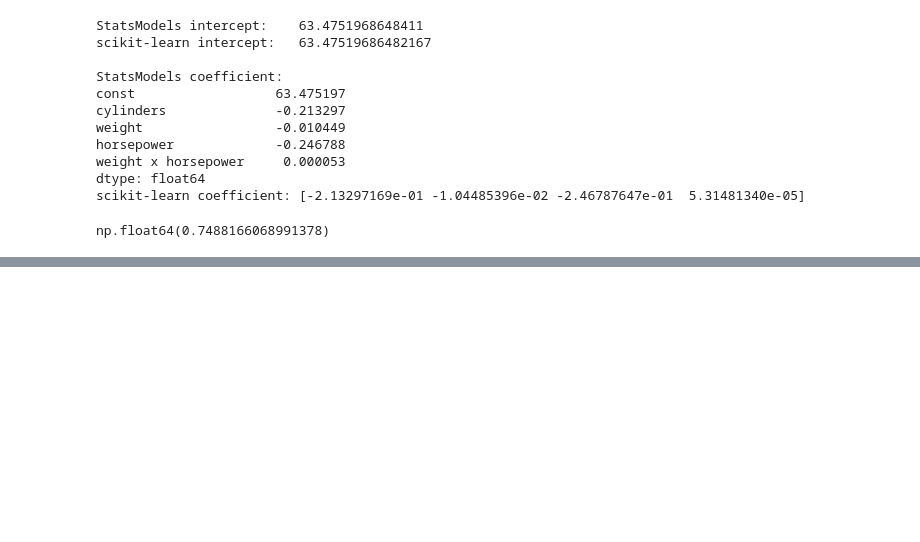
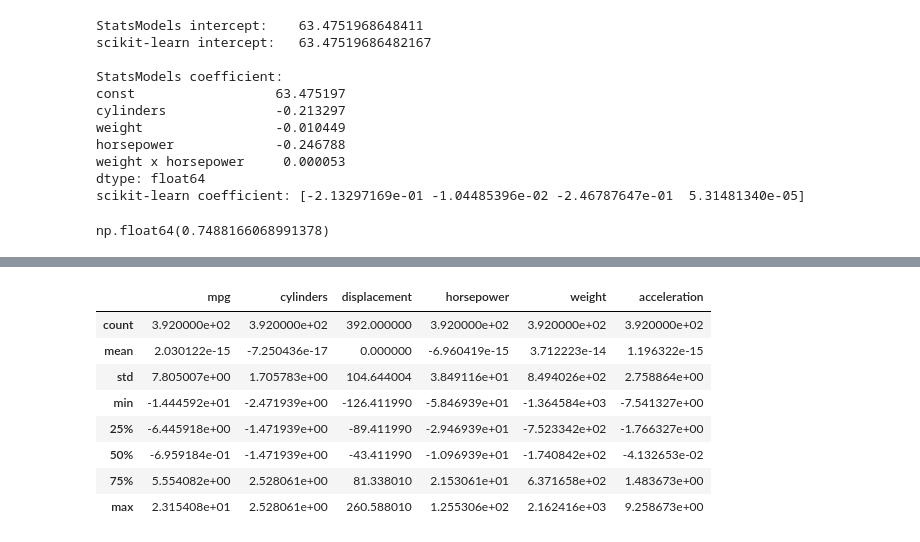
Before and after one commit to Vincent-Muteti/Regression, a Jupyter notebook: interactions.ipynb, the cells around one changed output, grey strips where cells are left out. Saved outputs shown, nothing was run; the diff lists cells and outputs as text; code cells hidden in the pictures; blank space fills up the shorter version.

```diff
--- a/interactions.ipynb
+++ b/interactions.ipynb
@@ -251,3 +251,6 @@ Notes:
 [1] Standard Errors assume that the covariance matrix of the errors is correctly specified.
 [2] The condition number is large, 4.78e+06. This might indicate that there are
 strong multicollinearity or other numerical problems.
+# %%
+df = df[['mpg','cylinders', 'displacement', 'horsepower', 'weight', 'acceleration']]
+df.head()
@@ -253,0 +374,3 @@ strong multicollinearity or other numerical problems.
+# %%
+data = df.copy()
+data.head()
@@ -253,0 +384,17 @@ strong multicollinearity or other numerical problems.
+# %%
+X_centered = data.copy()
+
+for col in X_centered.columns:
+    X_centered[col] = X_centered[col] - X_centered[col].mean()
+
+X_centered.describe()
+# %% [output]
+|  | mpg | cylinders | displacement | horsepower | weight | acceleration |
+| count | 3.920000e+02 | 3.920000e+02 | 392.000000 | 3.920000e+02 | 3.920000e+02 | 3.920000e+02 |
+| mean | 2.030122e-15 | -7.250436e-17 | 0.000000 | -6.960419e-15 | 3.712223e-14 | 1.196322e-15 |
+| std | 7.805007e+00 | 1.705783e+00 | 104.644004 | 3.849116e+01 | 8.494026e+02 | 2.758864e+00 |
+| min | -1.444592e+01 | -2.471939e+00 | -126.411990 | -5.846939e+01 | -1.364584e+03 | -7.541327e+00 |
+| 25% | -6.445918e+00 | -1.471939e+00 | -89.411990 | -2.946939e+01 | -7.523342e+02 | -1.766327e+00 |
+| 50% | -6.959184e-01 | -1.471939e+00 | -43.411990 | -1.096939e+01 | -1.740842e+02 | -4.132653e-02 |
+| 75% | 5.554082e+00 | 2.528061e+00 | 81.338010 | 2.153061e+01 | 6.371658e+02 | 1.483673e+00 |
+| max | 2.315408e+01 | 2.528061e+00 | 260.588010 | 1.255306e+02 | 2.162416e+03 | 9.258673e+00 |
```
Also changed, not shown: parts of 16 cells of this notebook, 1 other file.
